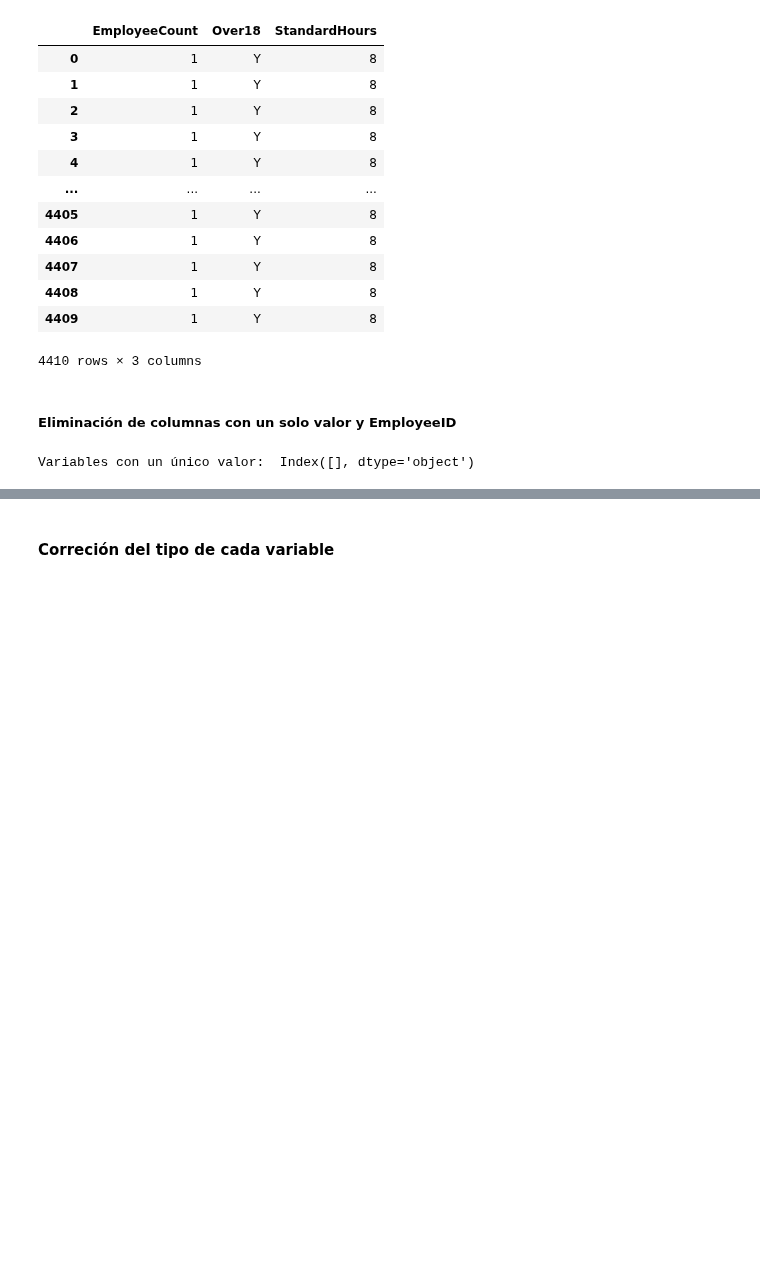
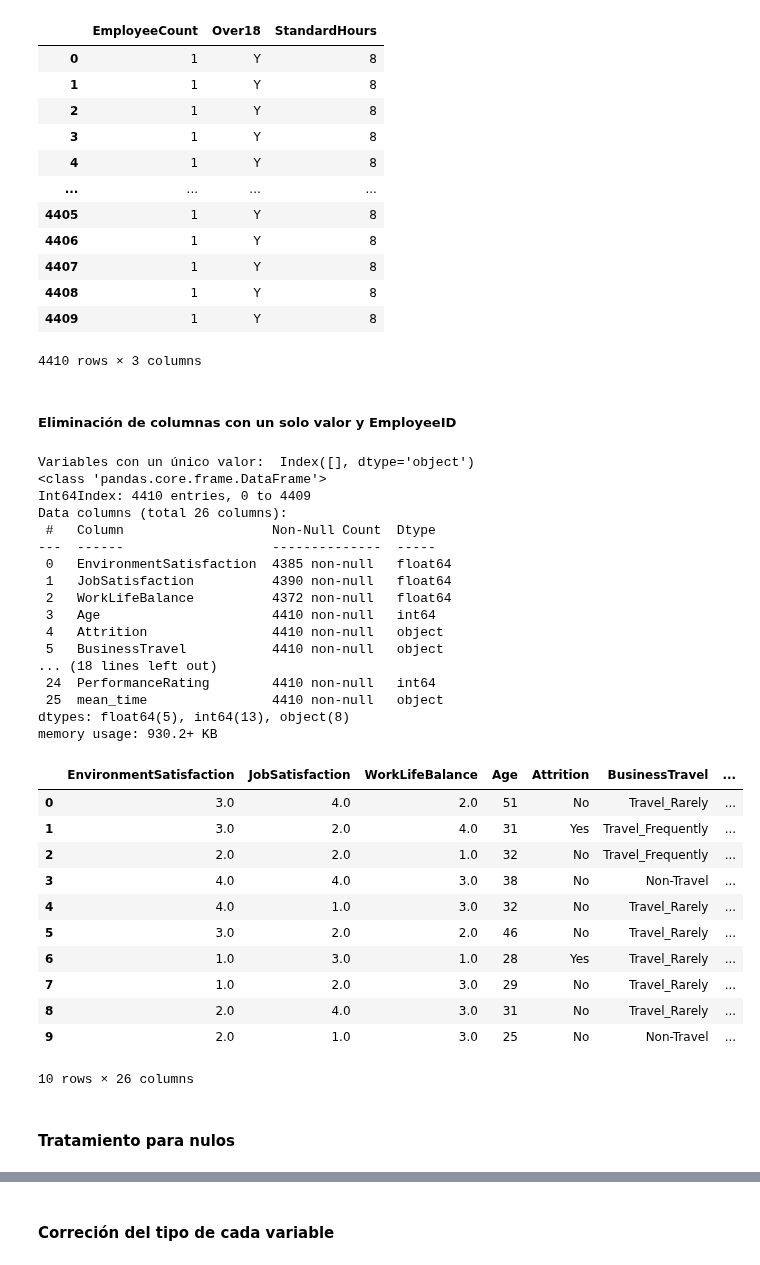
Before and after one commit to JavierBurgos-web/PROYECTO_ANALITICA_II, a Jupyter notebook: Entrega_uno.ipynb, the cells around one changed output, grey strips where cells are left out. Drawn from its saved outputs; the diff is of its cells as text; code cells hidden in the pictures; blank space fills up the shorter version.

```diff
--- a/Entrega_uno.ipynb
+++ b/Entrega_uno.ipynb
@@ -265,8 +237,40 @@ df[['EmployeeCount', 'Over18', 'StandardHours']]
 # %%
 df_drop_unique = df.drop(["EmployeeID","EmployeeCount", "Over18", "StandardHours"], axis=1)
 
 nunique_values = df_drop_unique.nunique()
 single_value_columns = nunique_values[nunique_values == 1].index
 print("Variables con un único valor: ", single_value_columns)
+df_drop_unique.info()
+df_drop_unique.head(10)
 # %% [output]
 Variables con un único valor:  Index([], dtype='object')
+<class 'pandas.core.frame.DataFrame'>
+Int64Index: 4410 entries, 0 to 4409
+Data columns (total 26 columns):
+ #   Column                   Non-Null Count  Dtype
+---  ------                   --------------  -----
+ 0   EnvironmentSatisfaction  4385 non-null   float64
+ 1   JobSatisfaction          4390 non-null   float64
+ 2   WorkLifeBalance          4372 non-null   float64
+ 3   Age                      4410 non-null   int64
+ 4   Attrition                4410 non-null   object
+ 5   BusinessTravel           4410 non-null   object
+... (18 lines left out)
+ 24  PerformanceRating        4410 non-null   int64
+ 25  mean_time                4410 non-null   object
+dtypes: float64(5), int64(13), object(8)
+memory usage: 930.2+ KB
+|  | EnvironmentSatisfaction | JobSatisfaction | WorkLifeBalance | Age | Attrition | BusinessTravel | ... |
+| 0 | 3.0 | 4.0 | 2.0 | 51 | No | Travel_Rarely | ... |
+| 1 | 3.0 | 2.0 | 4.0 | 31 | Yes | Travel_Frequently | ... |
+| 2 | 2.0 | 2.0 | 1.0 | 32 | No | Travel_Frequently | ... |
+| 3 | 4.0 | 4.0 | 3.0 | 38 | No | Non-Travel | ... |
+| 4 | 4.0 | 1.0 | 3.0 | 32 | No | Travel_Rarely | ... |
+| 5 | 3.0 | 2.0 | 2.0 | 46 | No | Travel_Rarely | ... |
+| 6 | 1.0 | 3.0 | 1.0 | 28 | Yes | Travel_Rarely | ... |
+| 7 | 1.0 | 2.0 | 3.0 | 29 | No | Travel_Rarely | ... |
+| 8 | 2.0 | 4.0 | 3.0 | 31 | No | Travel_Rarely | ... |
+| 9 | 2.0 | 1.0 | 3.0 | 25 | No | Non-Travel | ... |
+10 rows × 26 columns
+# %% [markdown]
+#### Tratamiento para nulos
```
Also changed, not shown: parts of 47 cells of this notebook.
